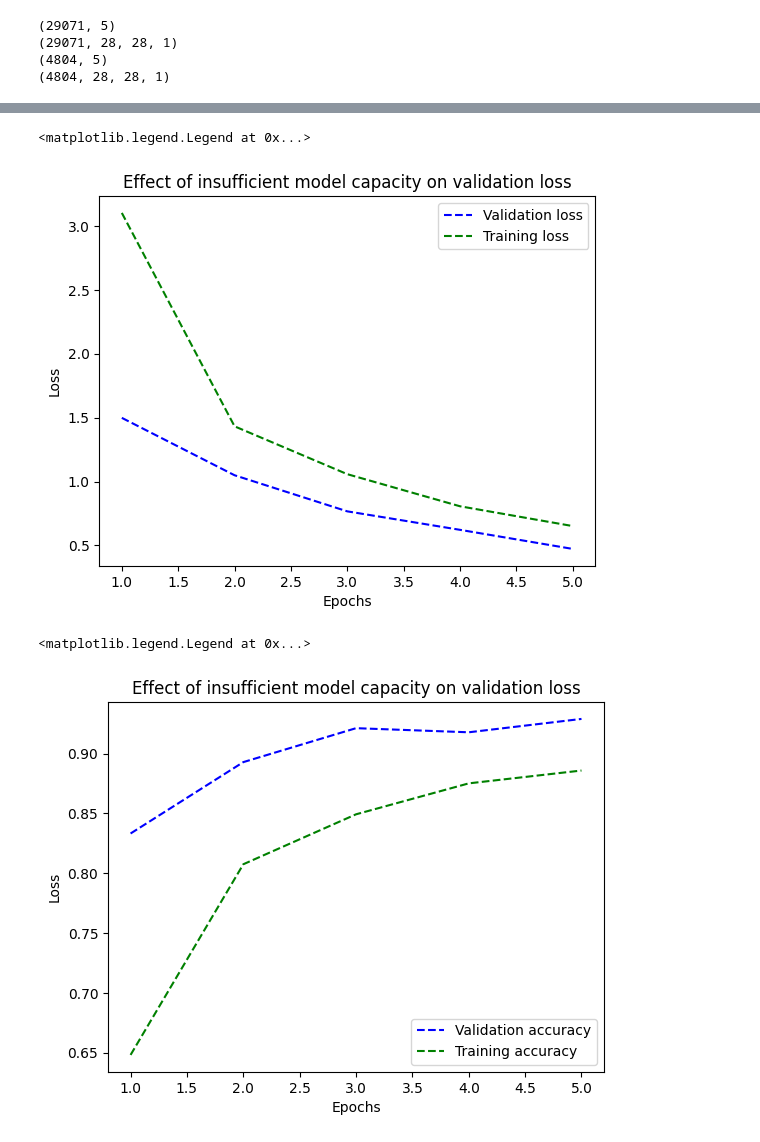
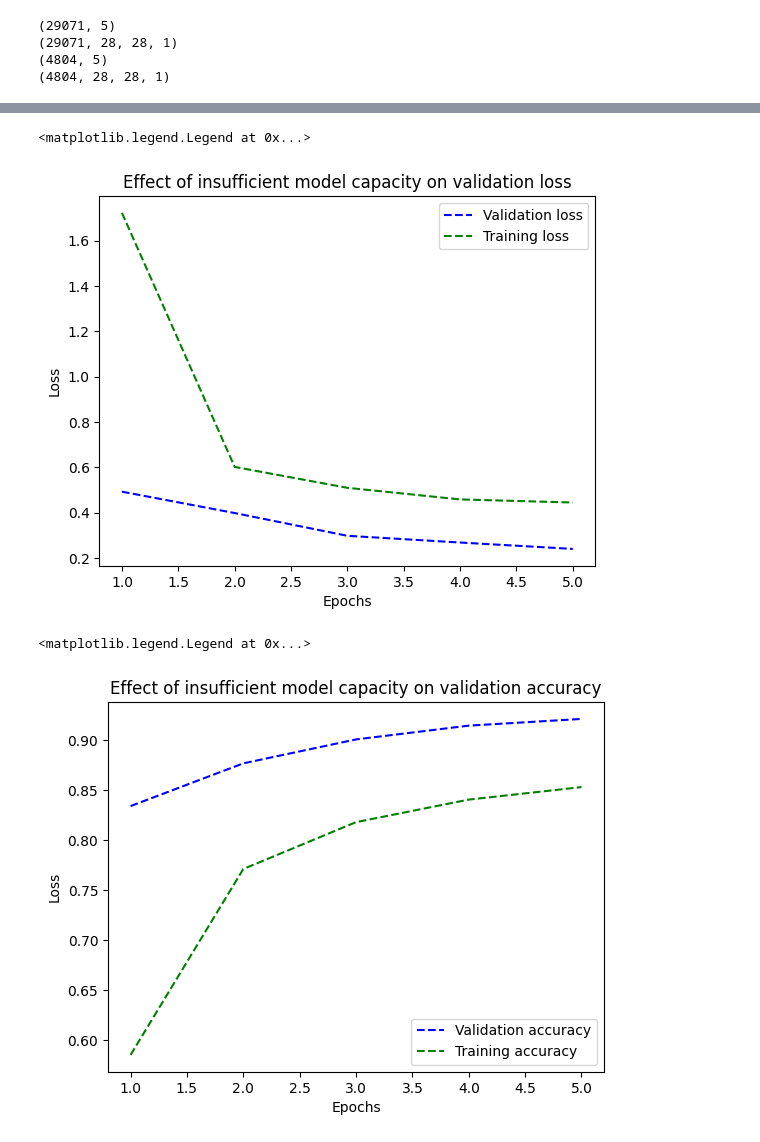
Before and after one commit to jsuj1th/Colab, a Jupyter notebook: DL/Assignments/DL_HW_3.ipynb, the cells around one changed output, grey strips where cells are left out. Drawn from its saved outputs; the diff is of its cells as text; code cells hidden in the pictures.

```diff
--- a/DL/Assignments/DL_HW_3.ipynb
+++ b/DL/Assignments/DL_HW_3.ipynb
@@ -225,16 +129,15 @@ from tensorflow.keras.regularizers import l1_l2, l2, l1
 from tensorflow.keras import layers, models, optimizers
 model = models.Sequential([
     layers.Flatten(input_shape=(28, 28, 1)),
-    layers.Dense(64, activation="relu",
-                 kernel_regularizer=l2( l2=0.01)),
+    # layers.Dense(64, activation="relu",
+    #              kernel_regularizer=l2( l2=0.01)),
+    layers.Dense(150, activation="relu"),
     layers.Dropout(0.3),
-    layers.Dense(64, activation="relu",
-                 kernel_regularizer=l2( l2=0.01)),
-    # layers.Dense(23, activation="softmax"),
+    # layers.Dense(64, activation="relu",
+    #              kernel_regularizer=l2( l2=0.01)),
+    layers.Dense(64, activation="relu"),
     layers.Dense(5, activation="softmax")
 ])
-
-# optimizer = optimizers.RMSprop(learning_rate=0.001)
 model.compile(optimizer='adam',
               loss="categorical_crossentropy",
               metrics=["accuracy"])
@@ -275,20 +179,20 @@ plt.ylabel("Loss")
 plt.legend()
 # %% [output]
 <matplotlib.legend.Legend at 0x...>
-[figure, old version]
+[figure, new version]
 # %%
-val_loss=model_history.history['val_accuracy']
-training_loss=model_history.history['accuracy']
+val_accuracy=model_history.history['val_accuracy']
+training_accuracy=model_history.history['accuracy']
 # loss=model.history['loss
 epochs = range(1, ep+1)
-plt.plot(epochs, val_loss, "b--",
+plt.plot(epochs, val_accuracy, "b--",
          label="Validation accuracy")
-plt.plot(epochs, training_loss, "g--",
+plt.plot(epochs, training_accuracy, "g--",
          label="Training accuracy")
-plt.title("Effect of insufficient model capacity on validation loss")
+plt.title("Effect of insufficient model capacity on validation accuracy")
 plt.xlabel("Epochs")
 plt.ylabel("Loss")
 plt.legend()
 # %% [output]
 <matplotlib.legend.Legend at 0x...>
-[figure, old version]
+[figure, new version]
```
Also changed, not shown: parts of 8 cells of this notebook.
